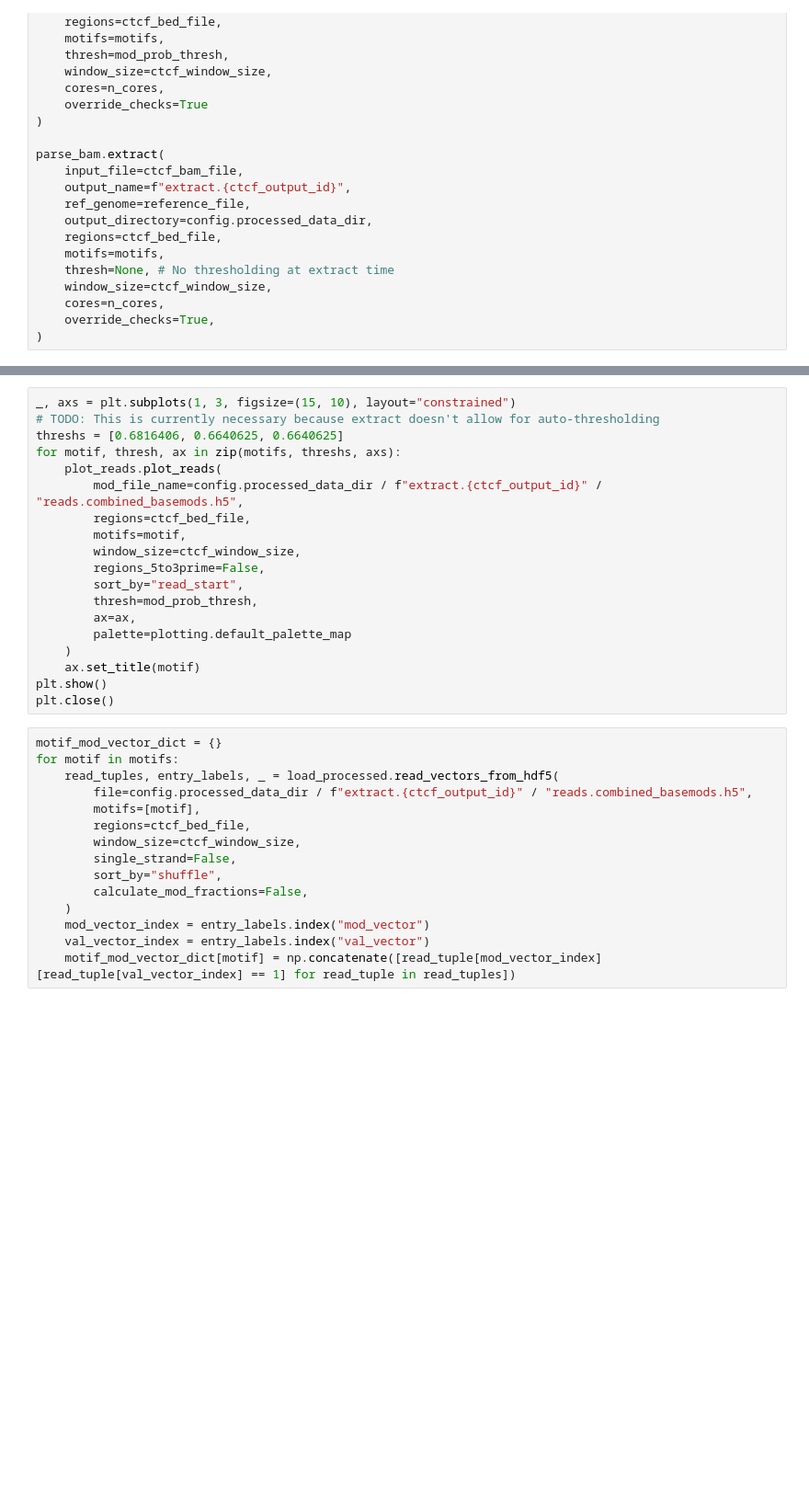
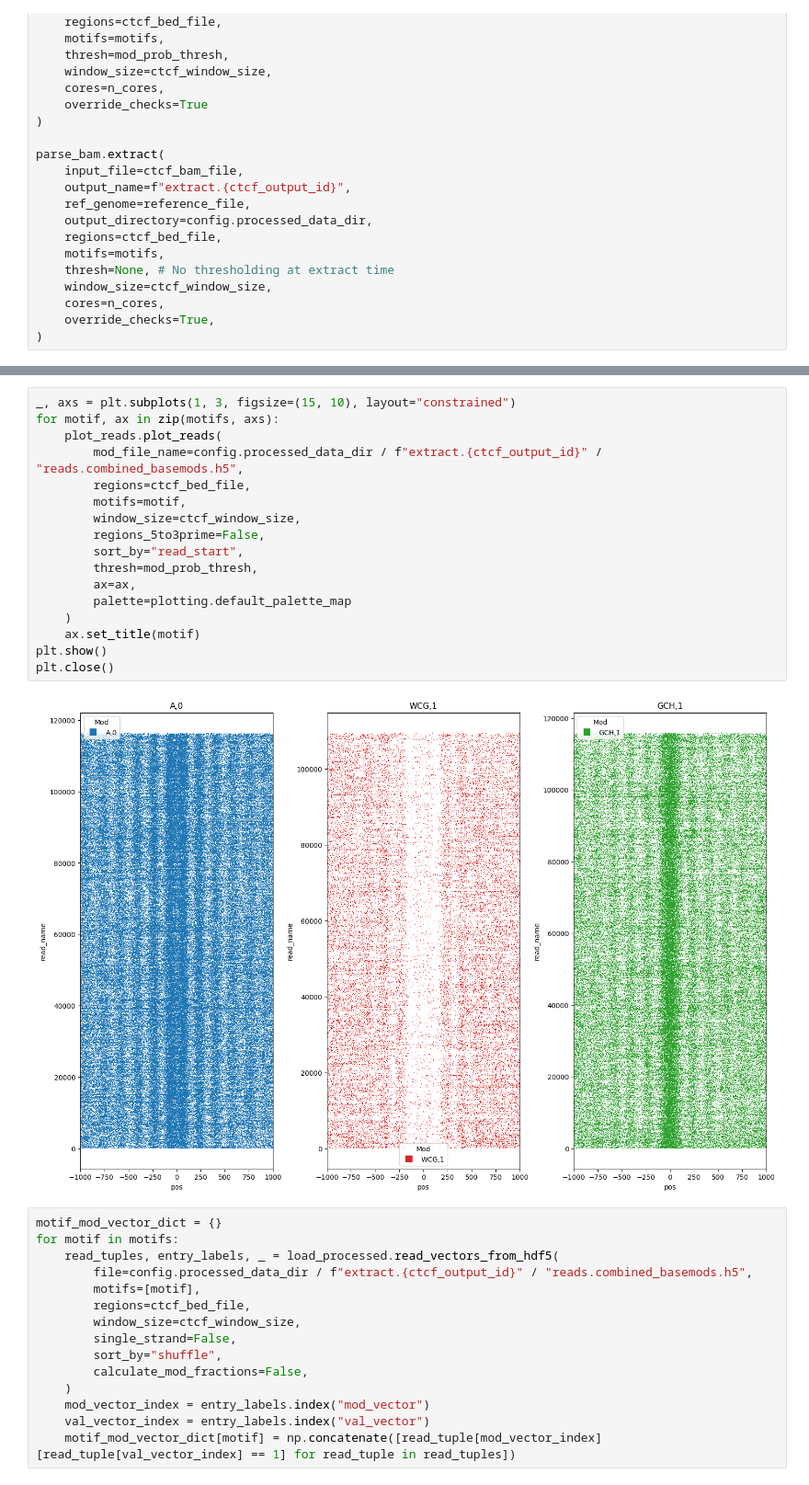
Before and after one commit to streetslab/multimodal-dimelo, a Jupyter notebook: CTCF_analysis.ipynb, the cells around one changed output, grey strips where cells are left out. Shown at 92% size. Cells and saved outputs as stored; diff of their text form; blank space fills up the shorter version.

```diff
--- a/CTCF_analysis.ipynb
+++ b/CTCF_analysis.ipynb
@@ -55,22 +58,22 @@ plt.close()
 # %%
 _, axs = plt.subplots(1, 3, figsize=(15, 10), layout="constrained")
-# TODO: This is currently necessary because extract doesn't allow for auto-thresholding
-threshs = [0.6816406, 0.6640625, 0.6640625]
-for motif, thresh, ax in zip(motifs, threshs, axs):
+for motif, ax in zip(motifs, axs):
     plot_reads.plot_reads(
         mod_file_name=config.processed_data_dir / f"extract.{ctcf_output_id}" / "reads.combined_basemods.h5",
         regions=ctcf_bed_file,
         motifs=motif,
         window_size=ctcf_window_size,
         regions_5to3prime=False,
         sort_by="read_start",
         thresh=mod_prob_thresh,
         ax=ax,
         palette=plotting.default_palette_map
     )
     ax.set_title(motif)
 plt.show()
 plt.close()
+# %% [output]
+[figure, added]
 # %%
 motif_mod_vector_dict = {}
 for motif in motifs:
```
Also changed, not shown: parts of 3 cells of this notebook.
